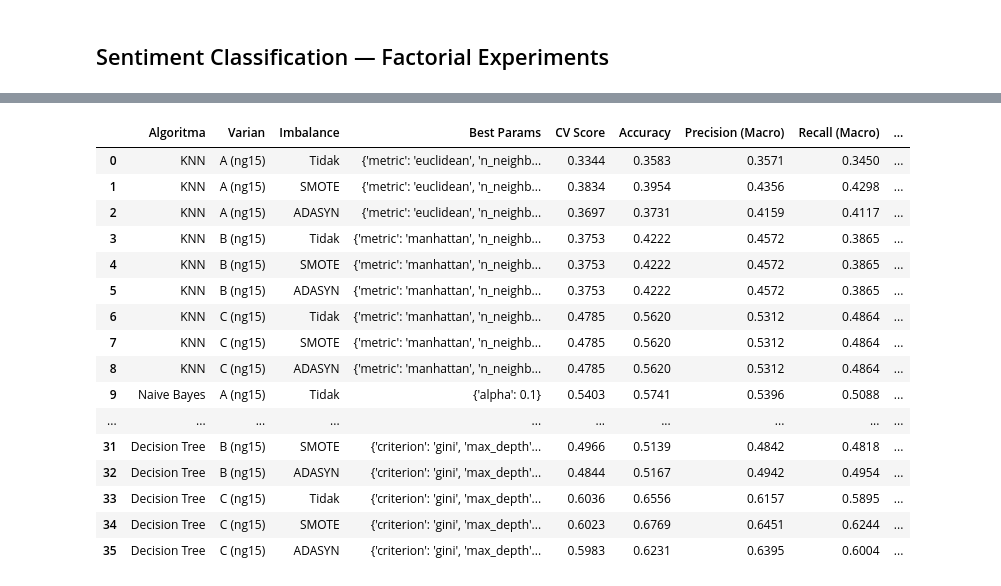
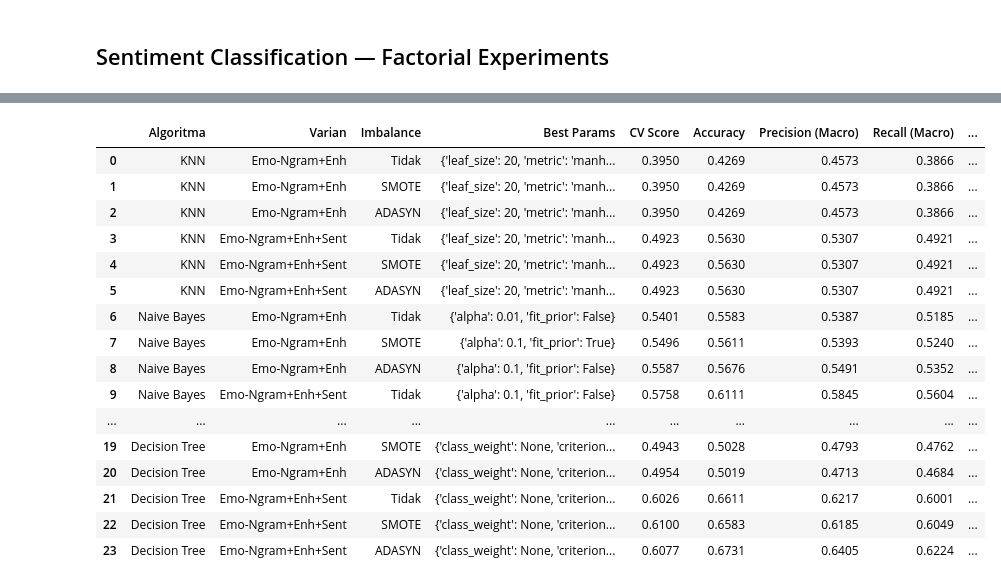
Before and after one commit to stringptr/affective_classification_ecommerce, a Jupyter notebook: notebooks/modelling.ipynb, the cells around one changed output, grey strips where cells are left out. Saved outputs shown, nothing was run; the diff lists cells and outputs as text; code cells hidden in the pictures.

```diff
--- a/notebooks/modelling.ipynb
+++ b/notebooks/modelling.ipynb
@@ -750,6 +510,12 @@ KeyboardInterrupt:
 # %%
+emotion_configs = [
+    ('Emo-Base',        X_emo_base_tr, X_emo_base_te),
+    ('Emo+Basic',       X_emo_basic_tr, X_emo_basic_te),
+    ('Emo+Basic+Sent',  X_emo_basic_sent_tr, X_emo_basic_sent_te),
+]
+
 print("=" * 90)
-print("EMOTION CLASSIFICATION — Factorial Experiment")
+print("EMOTION CLASSIFICATION — Factorial Experiment (Unigram)")
 print("=" * 90)
 
 results_emotion = []
@@ -764,13 +530,13 @@ for algo in algorithms:
             counter += 1
             imbalance = 'smote' if use_smote else 'none'
             smote_label = 'w/SMOTE' if use_smote else 'no SMOTE'
-            print(f"\n[{counter}/{total}] {algo:20s} | Varian {variant_name} | {smote_label}")
+            print(f"\n[{counter}/{total}] {algo:20s} | {variant_name:10s} | {smote_label}")
             print("-" * 60)
 
             result = run_experiment(
                 algo, variant_name, X_tr, X_te,
                 y_train_emo, y_test_emo,
-                imbalance=imbalance, task_type='multiclass', use_extended_grid=False
+                imbalance=imbalance, use_extended_grid=False
             )
 
             results_emotion.append({k: v for k, v in result.items() if not k.startswith('_')})
@@ -839,2 +604,7 @@ EMOTION EXPERIMENTS COMPLETE
+# %%
+improved_configs = [
+    ('Emo-Ngram+Enh',       X_emo_ng_enh_tr, X_emo_ng_enh_te),
+    ('Emo-Ngram+Enh+Sent',  X_emo_ng_enh_sent_tr, X_emo_ng_enh_sent_te),
+]
 # %%
 print("=" * 90)
@@ -919,29 +670,29 @@ SET A COMPLETE
 # %%
 print("=" * 90)
-print("SET B — N-Gram TF-IDF + Enhanced Emotion Features (15) + Base Grid")
+print("SET B — Ngram TF-IDF + Enhanced Emotion Features (18) + Extended Grid")
 print("=" * 90)
 
-results_emo_ng15_base = []
-best_emo_ng15_base = {}
+results_emo_enh_ext = []
+best_emo_enh_ext = {}
 
-total = len(algorithms) * len(emotion_configs_ng15) * len(imbalance_options)
+total = len(algorithms) * len(improved_configs) * len(imb_options)
 counter = 0
 
 for algo in algorithms:
-    for variant_name, X_tr, X_te in emotion_configs_ng15:
-        for imb in imbalance_options:
+    for variant_name, X_tr, X_te in improved_configs:
+        for imb in imb_options:
             counter += 1
-            print(f"\n[{counter}/{total}] {algo:20s} | {variant_name:10s} | {imb}")
+            print(f"\n[{counter}/{total}] {algo:20s} | {variant_name:15s} | {imb}")
             print("-" * 60)
 
             result = run_experiment(
                 algo, variant_name, X_tr, X_te,
                 y_train_emo, y_test_emo,
-                imbalance=imb, task_type='multiclass', use_extended_grid=False
+                imbalance=imb, use_extended_grid=True
             )
 
-            results_emo_ng15_base.append({k: v for k, v in result.items() if not k.startswith('_')})
-            best_emo_ng15_base[(algo, variant_name, imb)] = {
+            results_emo_enh_ext.append({k: v for k, v in result.items() if not k.startswith('_')})
+            best_emo_enh_ext[(algo, variant_name, imb)] = {
                 'y_pred': result['_y_pred'],
                 'best_estimator': result['_best_estimator']
             }
@@ -954,10 +705,10 @@ for algo in algorithms:
             print(f"  F1 (Macro):  {result['F1-Score (Macro)']:.4f}")
             print(f"  Infer Time:  {result['Inference Time (s)']:.4f}s")
 
-df_results_emo_ng15_base = pd.DataFrame(results_emo_ng15_base)
+df_results_emo_enh_ext = pd.DataFrame(results_emo_enh_ext)
 print("\n" + "=" * 90)
 print("SET B COMPLETE")
 print("=" * 90)
-display(df_results_emo_ng15_base)
+display(df_results_emo_enh_ext)
 # %% [output]
 ==========================================================================================
@@ -976,21 +727,21 @@ SET B — N-Gram TF-IDF + Enhanced Emotion Features (15) + Base Grid
 
 ==========================================================================================
 SET B COMPLETE
 ==========================================================================================
 |  | Algoritma | Varian | Imbalance | Best Params | CV Score | Accuracy | Precision (Macro) | Recall (Macro) | ... |
-| 0 | KNN | A (ng15) | Tidak | {'metric': 'euclidean', 'n_neighb... | 0.3344 | 0.3583 | 0.3571 | 0.3450 | ... |
-| 1 | KNN | A (ng15) | SMOTE | {'metric': 'euclidean', 'n_neighb... | 0.3834 | 0.3954 | 0.4356 | 0.4298 | ... |
-| 2 | KNN | A (ng15) | ADASYN | {'metric': 'euclidean', 'n_neighb... | 0.3697 | 0.3731 | 0.4159 | 0.4117 | ... |
-| 3 | KNN | B (ng15) | Tidak | {'metric': 'manhattan', 'n_neighb... | 0.3753 | 0.4222 | 0.4572 | 0.3865 | ... |
-| 4 | KNN | B (ng15) | SMOTE | {'metric': 'manhattan', 'n_neighb... | 0.3753 | 0.4222 | 0.4572 | 0.3865 | ... |
-| 5 | KNN | B (ng15) | ADASYN | {'metric': 'manhattan', 'n_neighb... | 0.3753 | 0.4222 | 0.4572 | 0.3865 | ... |
-| 6 | KNN | C (ng15) | Tidak | {'metric': 'manhattan', 'n_neighb... | 0.4785 | 0.5620 | 0.5312 | 0.4864 | ... |
-| 7 | KNN | C (ng15) | SMOTE | {'metric': 'manhattan', 'n_neighb... | 0.4785 | 0.5620 | 0.5312 | 0.4864 | ... |
-| 8 | KNN | C (ng15) | ADASYN | {'metric': 'manhattan', 'n_neighb... | 0.4785 | 0.5620 | 0.5312 | 0.4864 | ... |
-| 9 | Naive Bayes | A (ng15) | Tidak | {'alpha': 0.1} | 0.5403 | 0.5741 | 0.5396 | 0.5088 | ... |
+| 0 | KNN | Emo-Ngram+Enh | Tidak | {'leaf_size': 20, 'metric': 'manh... | 0.3950 | 0.4269 | 0.4573 | 0.3866 | ... |
+| 1 | KNN | Emo-Ngram+Enh | SMOTE | {'leaf_size': 20, 'metric': 'manh... | 0.3950 | 0.4269 | 0.4573 | 0.3866 | ... |
+| 2 | KNN | Emo-Ngram+Enh | ADASYN | {'leaf_size': 20, 'metric': 'manh... | 0.3950 | 0.4269 | 0.4573 | 0.3866 | ... |
+| 3 | KNN | Emo-Ngram+Enh+Sent | Tidak | {'leaf_size': 20, 'metric': 'manh... | 0.4923 | 0.5630 | 0.5307 | 0.4921 | ... |
+| 4 | KNN | Emo-Ngram+Enh+Sent | SMOTE | {'leaf_size': 20, 'metric': 'manh... | 0.4923 | 0.5630 | 0.5307 | 0.4921 | ... |
+| 5 | KNN | Emo-Ngram+Enh+Sent | ADASYN | {'leaf_size': 20, 'metric': 'manh... | 0.4923 | 0.5630 | 0.5307 | 0.4921 | ... |
+| 6 | Naive Bayes | Emo-Ngram+Enh | Tidak | {'alpha': 0.01, 'fit_prior': False} | 0.5401 | 0.5583 | 0.5387 | 0.5185 | ... |
+| 7 | Naive Bayes | Emo-Ngram+Enh | SMOTE | {'alpha': 0.1, 'fit_prior': True} | 0.5496 | 0.5611 | 0.5393 | 0.5240 | ... |
+| 8 | Naive Bayes | Emo-Ngram+Enh | ADASYN | {'alpha': 0.1, 'fit_prior': False} | 0.5587 | 0.5676 | 0.5491 | 0.5352 | ... |
+| 9 | Naive Bayes | Emo-Ngram+Enh+Sent | Tidak | {'alpha': 0.1, 'fit_prior': False} | 0.5758 | 0.6111 | 0.5845 | 0.5604 | ... |
 | ... | ... | ... | ... | ... | ... | ... | ... | ... | ... |
-| 31 | Decision Tree | B (ng15) | SMOTE | {'criterion': 'gini', 'max_depth'... | 0.4966 | 0.5139 | 0.4842 | 0.4818 | ... |
-| 32 | Decision Tree | B (ng15) | ADASYN | {'criterion': 'gini', 'max_depth'... | 0.4844 | 0.5167 | 0.4942 | 0.4954 | ... |
-| 33 | Decision Tree | C (ng15) | Tidak | {'criterion': 'gini', 'max_depth'... | 0.6036 | 0.6556 | 0.6157 | 0.5895 | ... |
-| 34 | Decision Tree | C (ng15) | SMOTE | {'criterion': 'gini', 'max_depth'... | 0.6023 | 0.6769 | 0.6451 | 0.6244 | ... |
-| 35 | Decision Tree | C (ng15) | ADASYN | {'criterion': 'gini', 'max_depth'... | 0.5983 | 0.6231 | 0.6395 | 0.6004 | ... |
+| 19 | Decision Tree | Emo-Ngram+Enh | SMOTE | {'class_weight': None, 'criterion... | 0.4943 | 0.5028 | 0.4793 | 0.4762 | ... |
+| 20 | Decision Tree | Emo-Ngram+Enh | ADASYN | {'class_weight': None, 'criterion... | 0.4954 | 0.5019 | 0.4713 | 0.4684 | ... |
+| 21 | Decision Tree | Emo-Ngram+Enh+Sent | Tidak | {'class_weight': None, 'criterion... | 0.6026 | 0.6611 | 0.6217 | 0.6001 | ... |
+| 22 | Decision Tree | Emo-Ngram+Enh+Sent | SMOTE | {'class_weight': None, 'criterion... | 0.6100 | 0.6583 | 0.6185 | 0.6049 | ... |
+| 23 | Decision Tree | Emo-Ngram+Enh+Sent | ADASYN | {'class_weight': None, 'criterion... | 0.6077 | 0.6731 | 0.6405 | 0.6224 | ... |
```
Also changed, not shown: parts of 34 cells of this notebook, 1 other file.
